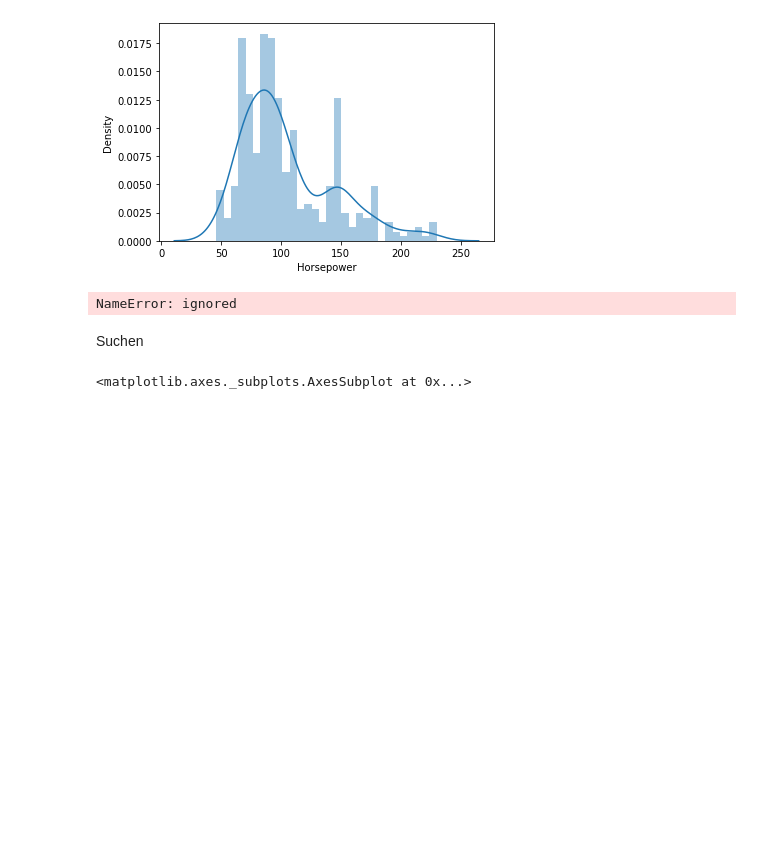
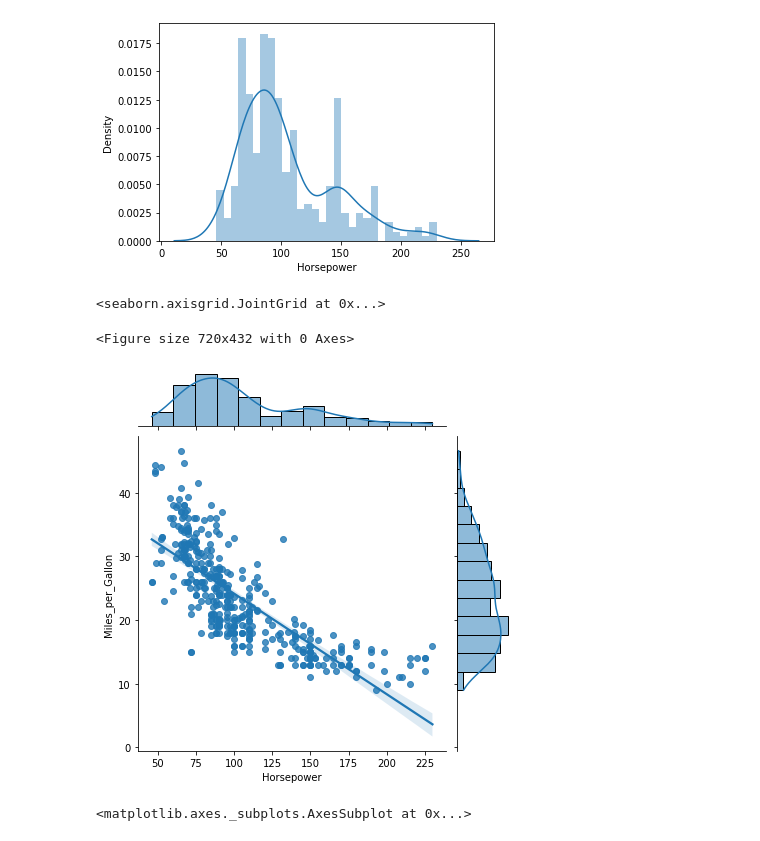
Before and after one commit to nilsjennissen/python-handbook, a Jupyter notebook: Workshop.ipynb, the cells around one changed output. Cells and saved outputs as stored; diff of their text form; code cells hidden in the pictures; blank space fills up the shorter version.

```diff
--- a/Workshop.ipynb
+++ b/Workshop.ipynb
@@ -238,11 +291,11 @@ sns.distplot(cars['Horsepower'], bins = 30)
 [figure]
 # %%
 plt.figure(figsize=(10,6))
-sns.jointplot(x='Horsepower', y='Cylinders', data=cars, kind='reg')
+sns.jointplot(x='Horsepower', y='Miles_per_Gallon', data=cars, kind='reg')
 # %% [output]
-NameError: ignored
+<seaborn.axisgrid.JointGrid at 0x...>
+<Figure size 720x432 with 0 Axes>
+[figure, added]
-# %% [markdown]
-Suchen
 # %%
 plt.figure(figsize=(10,6))
 sns.boxplot(x='Horsepower', y='Origin', data=cars, hue='Cylinders')
```
Also changed, not shown: parts of 27 cells of this notebook.
